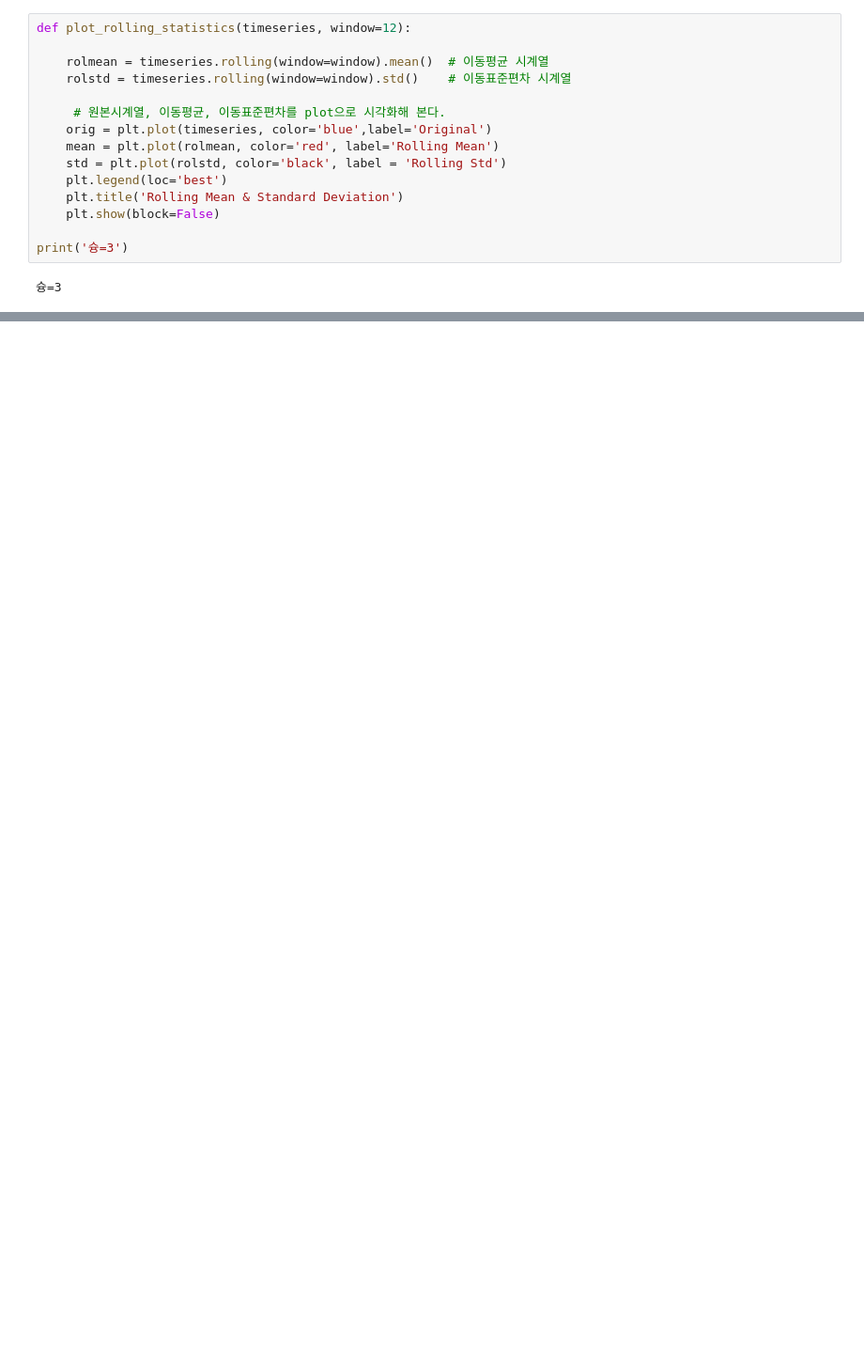
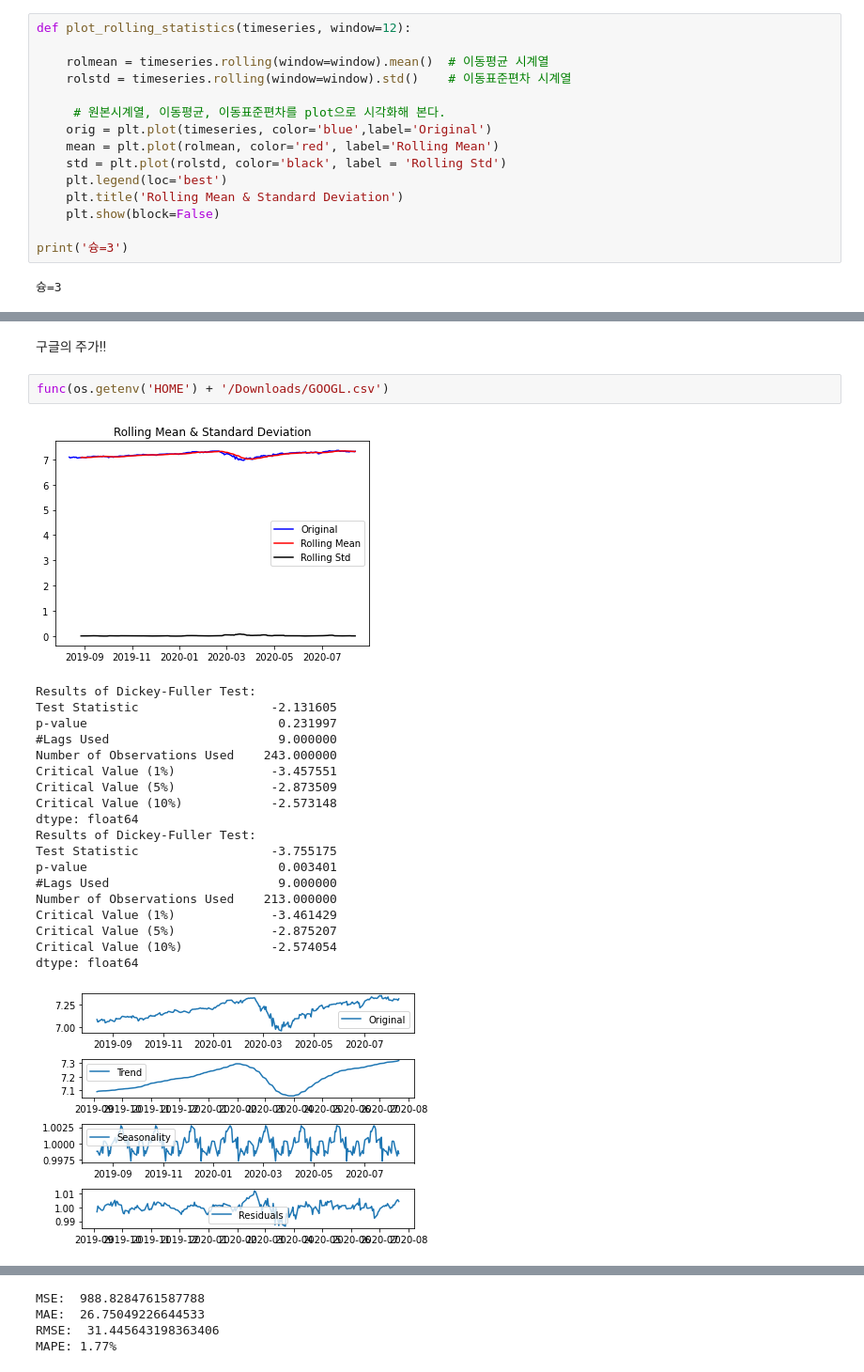
Before and after one commit to sangwon0775/aiffel, a Jupyter notebook: Exploration/06.ipynb, the cells around one changed output, grey strips where cells are left out. Shown at 94% size. Cells and saved outputs as stored; diff of their text form; blank space fills up the shorter version.

```diff
--- a/Exploration/06.ipynb
+++ b/Exploration/06.ipynb
@@ -233,0 +247,25 @@ MAPE: 4.88%
+# %% [markdown]
+구글의 주가!!
+# %%
+func(os.getenv('HOME') + '/Downloads/GOOGL.csv')
+# %% [output]
+[figure, added]
+Results of Dickey-Fuller Test:
+Test Statistic                  -2.131605
+p-value                          0.231997
+#Lags Used                       9.000000
+Number of Observations Used    243.000000
+Critical Value (1%)             -3.457551
+Critical Value (5%)             -2.873509
+Critical Value (10%)            -2.573148
+dtype: float64
+Results of Dickey-Fuller Test:
+Test Statistic                  -3.755175
+p-value                          0.003401
+#Lags Used                       9.000000
+Number of Observations Used    213.000000
+Critical Value (1%)             -3.461429
+Critical Value (5%)             -2.875207
+Critical Value (10%)            -2.574054
+dtype: float64
+[figure, added]
@@ -233,0 +294,4 @@ MAPE: 4.88%
+MSE:  988.8284761587788
+MAE:  26.75049226644533
+RMSE:  31.445643198363406
+MAPE: 1.77%
```
Also changed, not shown: parts of 18 cells of this notebook.
